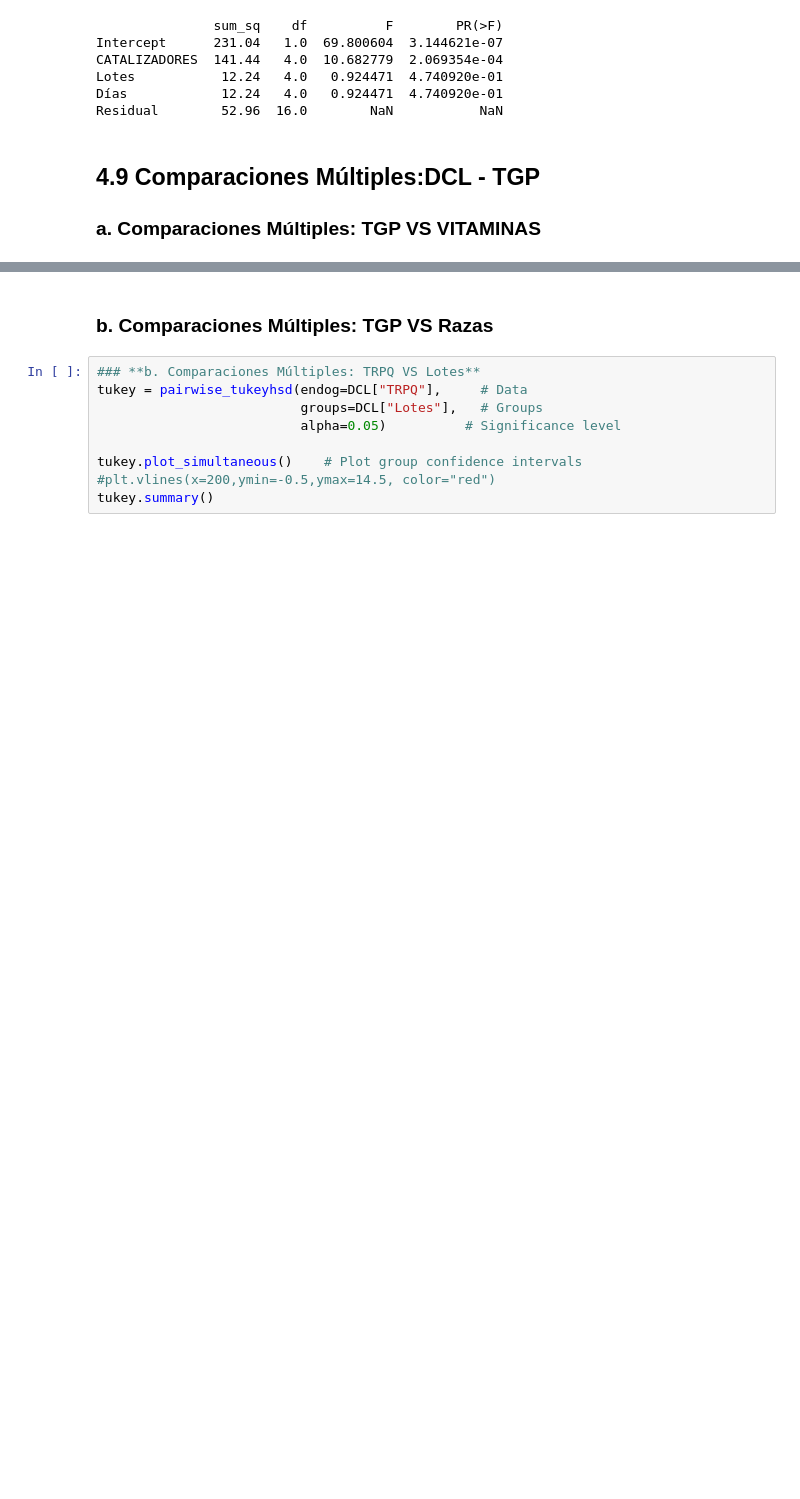
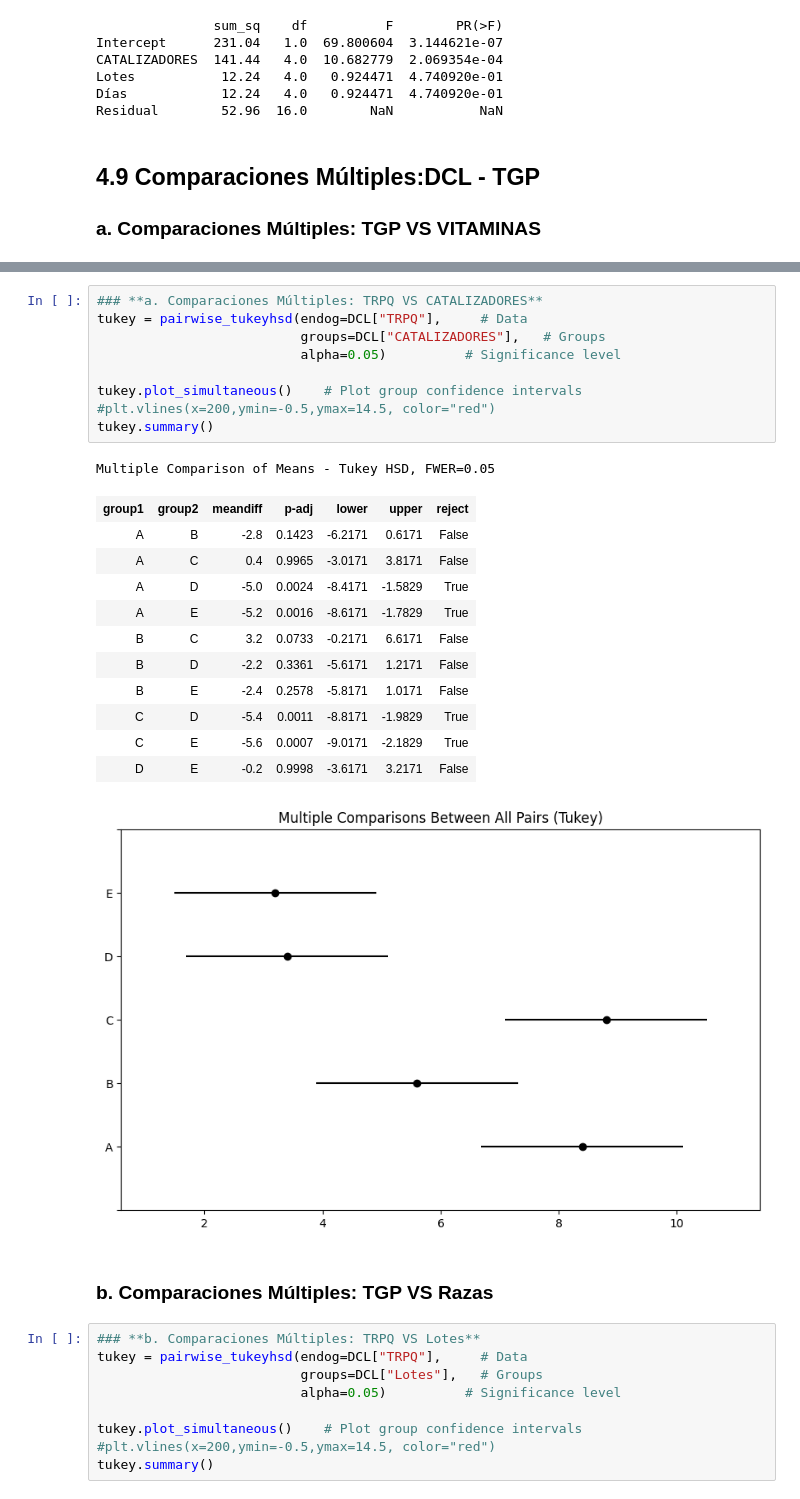
Before and after one commit to Alexcon19/Modelo-IA-Selecci-n-Fibra, a Jupyter notebook: CAMILO_NAUFFAL_TAREA_4_C_DOE_DCL_.ipynb, the cells around one changed output, grey strips where cells are left out. Cells and saved outputs as stored; diff of their text form; blank space fills up the shorter version.

```diff
--- a/CAMILO_NAUFFAL_TAREA_4_C_DOE_DCL_.ipynb
+++ b/CAMILO_NAUFFAL_TAREA_4_C_DOE_DCL_.ipynb
@@ -201,3 +201,26 @@ Multiple Comparison of Means - Tukey HSD, FWER=0.00
+# %%
+### **a. Comparaciones Múltiples: TRPQ VS CATALIZADORES**
+tukey = pairwise_tukeyhsd(endog=DCL["TRPQ"],     # Data
+                          groups=DCL["CATALIZADORES"],   # Groups
+                          alpha=0.05)          # Significance level
+
+tukey.plot_simultaneous()    # Plot group confidence intervals
+#plt.vlines(x=200,ymin=-0.5,ymax=14.5, color="red")
+tukey.summary()
+# %% [output]
+Multiple Comparison of Means - Tukey HSD, FWER=0.05
+| group1 | group2 | meandiff | p-adj | lower | upper | reject |
+| A | B | -2.8 | 0.1423 | -6.2171 | 0.6171 | False |
+| A | C | 0.4 | 0.9965 | -3.0171 | 3.8171 | False |
+| A | D | -5.0 | 0.0024 | -8.4171 | -1.5829 | True |
+| A | E | -5.2 | 0.0016 | -8.6171 | -1.7829 | True |
+| B | C | 3.2 | 0.0733 | -0.2171 | 6.6171 | False |
+| B | D | -2.2 | 0.3361 | -5.6171 | 1.2171 | False |
+| B | E | -2.4 | 0.2578 | -5.8171 | 1.0171 | False |
+| C | D | -5.4 | 0.0011 | -8.8171 | -1.9829 | True |
+| C | E | -5.6 | 0.0007 | -9.0171 | -2.1829 | True |
+| D | E | -0.2 | 0.9998 | -3.6171 | 3.2171 | False |
+[figure, added]
 # %% [markdown]
 ### **b. Comparaciones Múltiples: TGP VS Razas**
 # %%
```
Also changed, not shown: parts of 1 cell of this notebook.
